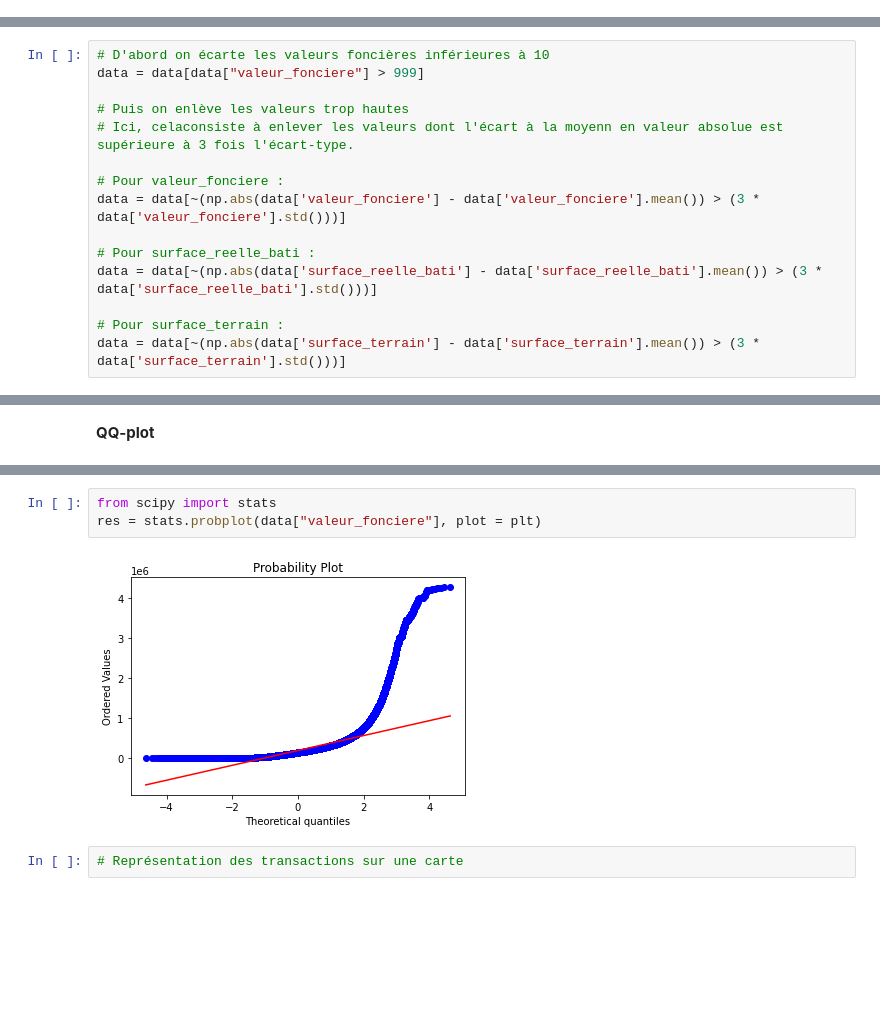
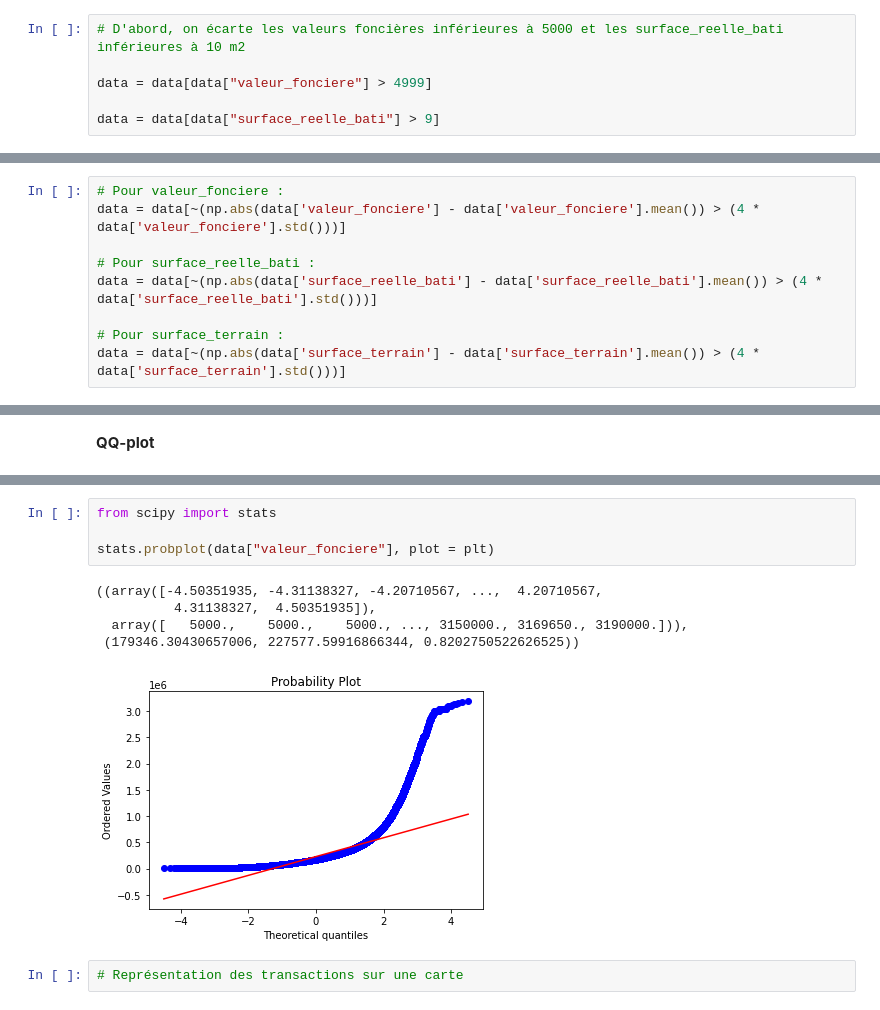
Before and after one commit to victor-kerros/tokenisation-immo, a Jupyter notebook: token-immo.ipynb, the cells around one changed output, grey strips where cells are left out. Drawn from its saved outputs; the diff is of its cells as text; blank space fills up the shorter version.

Commit message:
qqplot + valeurs extremes

```diff
--- a/token-immo.ipynb
+++ b/token-immo.ipynb
@@ -496,0 +566,6 @@ data = data.reset_index().drop("index", axis = 1)
+# %%
+# D'abord, on écarte les valeurs foncières inférieures à 5000 et les surface_reelle_bati inférieures à 10 m2
+
+data = data[data["valeur_fonciere"] > 4999]
+
+data = data[data["surface_reelle_bati"] > 9]
@@ -577,15 +593,0 @@ Donc, **on enlève les valeurs extrêmes hautes et basses** :
-# %%
-# D'abord on écarte les valeurs foncières inférieures à 10
-data = data[data["valeur_fonciere"] > 999]
-
-# Puis on enlève les valeurs trop hautes
-# Ici, celaconsiste à enlever les valeurs dont l'écart à la moyenn en valeur absolue est supérieure à 3 fois l'écart-type.
-
-# Pour valeur_fonciere :
-data = data[~(np.abs(data['valeur_fonciere'] - data['valeur_fonciere'].mean()) > (3 * data['valeur_fonciere'].std()))]
-
-# Pour surface_reelle_bati :
-data = data[~(np.abs(data['surface_reelle_bati'] - data['surface_reelle_bati'].mean()) > (3 * data['surface_reelle_bati'].std()))]
-
-# Pour surface_terrain :
-data = data[~(np.abs(data['surface_terrain'] - data['surface_terrain'].mean()) > (3 * data['surface_terrain'].std()))]
@@ -626,0 +594,9 @@ plt.show()
+# %%
+# Pour valeur_fonciere :
+data = data[~(np.abs(data['valeur_fonciere'] - data['valeur_fonciere'].mean()) > (4 * data['valeur_fonciere'].std()))]
+
+# Pour surface_reelle_bati :
+data = data[~(np.abs(data['surface_reelle_bati'] - data['surface_reelle_bati'].mean()) > (4 * data['surface_reelle_bati'].std()))]
+
+# Pour surface_terrain :
+data = data[~(np.abs(data['surface_terrain'] - data['surface_terrain'].mean()) > (4 * data['surface_terrain'].std()))]
@@ -784,8 +791,13 @@ plt.show()
 # %%
 from scipy import stats
-res = stats.probplot(data["valeur_fonciere"], plot = plt)
+
+stats.probplot(data["valeur_fonciere"], plot = plt)
 # %% [output]
+((array([-4.50351935, -4.31138327, -4.20710567, ...,  4.20710567,
+          4.31138327,  4.50351935]),
+  array([   5000.,    5000.,    5000., ..., 3150000., 3169650., 3190000.])),
+ (179346.30430657006, 227577.59916866344, 0.8202750522626525))
-[figure, old version]
+[figure, new version]
 # %%
 # Représentation des transactions sur une carte
 # %% [markdown]
```
Also changed, not shown: parts of 28 cells of this notebook.
